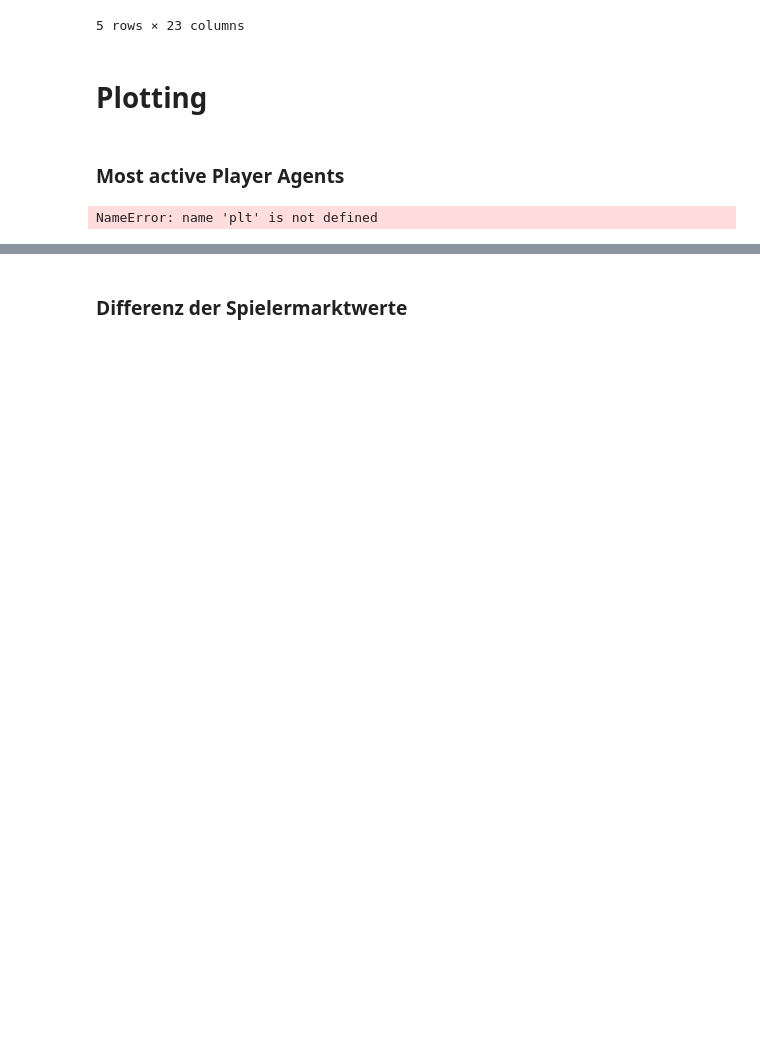
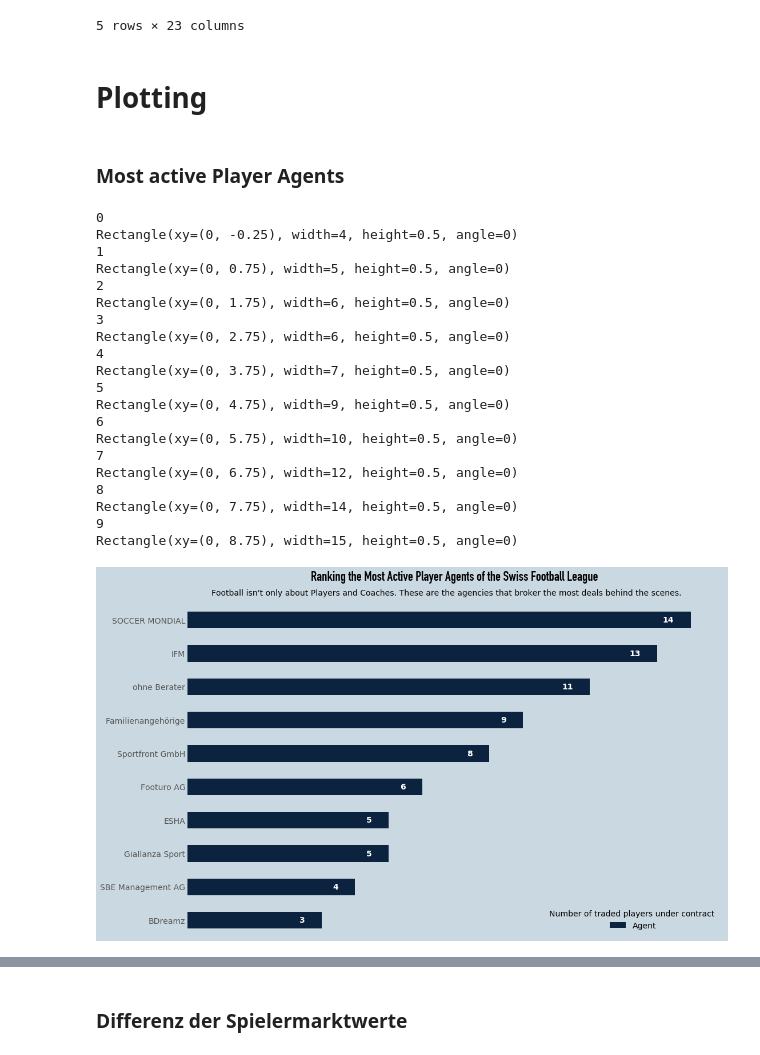
Before and after one commit to benbitoun/data-studio, a Jupyter notebook: Code/02-sport_project /Revision 2/Project 2 plotting.ipynb, the cells around one changed output, grey strips where cells are left out. Drawn from its saved outputs; the diff is of its cells as text; code cells hidden in the pictures; blank space fills up the shorter version.

```diff
--- a/Code/02-sport_project /Revision 2/Project 2 plotting.ipynb
+++ b/Code/02-sport_project /Revision 2/Project 2 plotting.ipynb
@@ -105,13 +105,34 @@ df_SL_Zuzuege.head()
 ### Most active Player Agents
 # %%
 fig, ax = plt.subplots(figsize =(15,10))
+
+params = {"figure.facecolor": "#cad9e1",
+              "axes.facecolor": "#cad9e1",
+              "axes.grid" : True,
+              "axes.grid.axis" : "y",
+              "grid.color"    : "#ffffff",
+              "grid.linewidth": 2,
+              "axes.spines.left" : False,
+              "axes.spines.right" : False,
+              "axes.spines.top" : False,
+              "ytick.major.size": 0,
+              "ytick.minor.size": 0,
+              "xtick.direction" : "in",
+              "xtick.major.size" : 7,
+              "xtick.color"      : "#191919",
+              "axes.edgecolor"    :"#191919",
+              "axes.prop_cycle" : plt.cycler('color',
+                                    ['#006767', '#ff7f0e', '#2ca02c', '#d62728',
+                                     '#9467bd', '#8c564b', '#e377c2', '#7f7f7f',
+                                     '#bcbd22', '#17becf'])}
+plt.rcParams.update(params)
 
 #Font
 csfont = {'fontname':'DIN Condensed'}
 
 df_SL_transfers['Agent'].value_counts().head(10).sort_values(ascending=True).plot(kind='barh', color= "#0C2340")
 
-ax.set_facecolor("#EBEBEB")
+#ax.set_facecolor("#EBEBEB")
 
 ax.xaxis.grid(color='white', linestyle=':', linewidth=1)
 
@@ -139,36 +160,56 @@ plt.gcf().text(0.5, 0.9, "Football isn't only about Players and Coaches. These a
 ax.set_xticks([0, 2, 4, 6, 8, 10, 12, 14, 16])
 ax.set_xticklabels(["", 2, 4, 6, 8, 10, 12, 14, 16])
 
 # xticks & yticks have empty lists to reduce white space in plot
 ax.grid(False)
 
 ax.tick_params(left=False)
 plt.xticks([])
 
 
 #plt.yticks([])
 #plt.tight_layout()
 
 #Bars free:
 for i, bar in enumerate(ax.patches):
     print(i)
     print(bar)
 
     #Now numbers inside of bars
     value = bar.get_width() -1
     x_pos = bar.get_width() -0.5
     y_pos = i
     ax.text(x_pos, y_pos, round(value,1), va='center', ha = "right", color="white", fontweight="bold")
 
 #Legend
 ax.legend(loc='lower right', title='Number of traded players under contract ', frameon=False)
 
 
 #Saving
-plt.savefig('Agents_bars_free.pdf', transparent=True, bbox_inches='tight')
-plt.savefig('Agents_bars_free.png', transparent=True, bbox_inches='tight')
+plt.savefig('Agents_bars_free.pdf', transparent=False, bbox_inches='tight')
+plt.savefig('Agents_bars_free.png', transparent=False, bbox_inches='tight')
 # %% [output]
-NameError: name 'plt' is not defined
+0
+Rectangle(xy=(0, -0.25), width=4, height=0.5, angle=0)
+1
+Rectangle(xy=(0, 0.75), width=5, height=0.5, angle=0)
+2
+Rectangle(xy=(0, 1.75), width=6, height=0.5, angle=0)
+3
+Rectangle(xy=(0, 2.75), width=6, height=0.5, angle=0)
+4
+Rectangle(xy=(0, 3.75), width=7, height=0.5, angle=0)
+5
+Rectangle(xy=(0, 4.75), width=9, height=0.5, angle=0)
+6
+Rectangle(xy=(0, 5.75), width=10, height=0.5, angle=0)
+7
+Rectangle(xy=(0, 6.75), width=12, height=0.5, angle=0)
+8
+Rectangle(xy=(0, 7.75), width=14, height=0.5, angle=0)
+9
+Rectangle(xy=(0, 8.75), width=15, height=0.5, angle=0)
+[figure, added]
 # %%
 ##Safing the dataframe in a new one and making the club name also the Index, useful when making the graphs
 df_bilanz_new = df_bilanz
```
Also changed, not shown: parts of 9 cells of this notebook, 17 other files.
